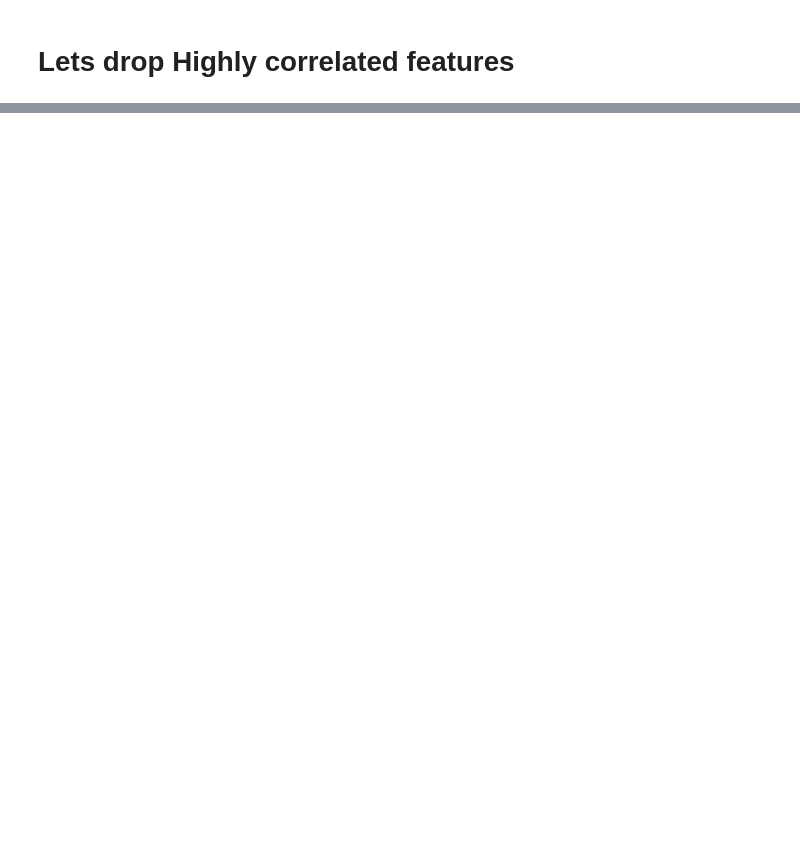
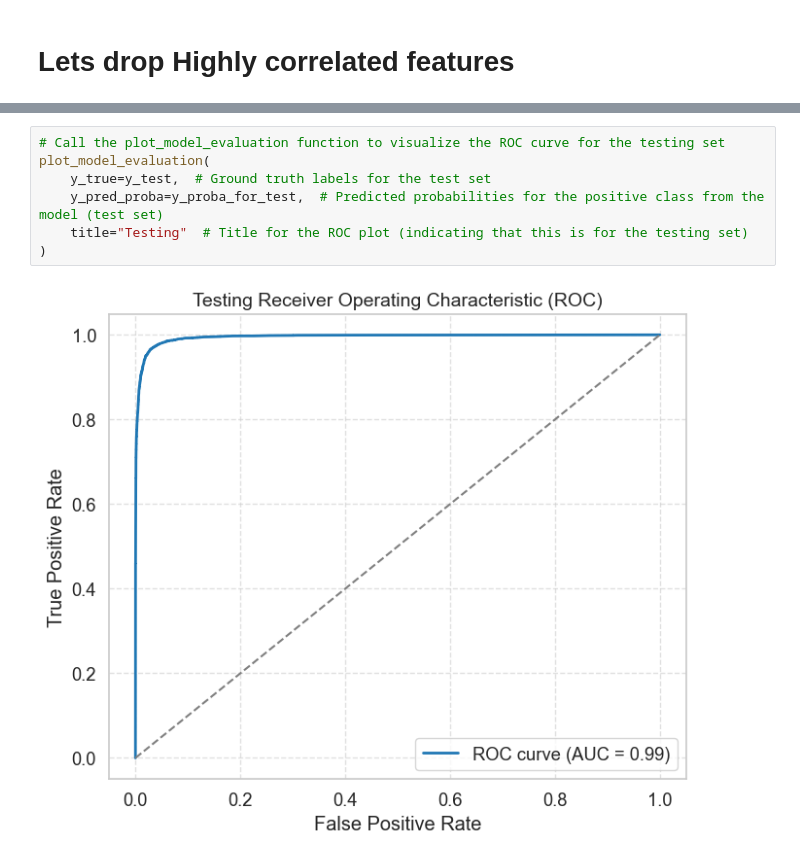
Before and after one commit to Rajatsingh64/phishing_domain_detection, a Jupyter notebook: notebook/research.ipynb, the cells around one changed output, grey strips where cells are left out. Drawn from its saved outputs; the diff is of its cells as text; blank space fills up the shorter version.

```diff
--- a/notebook/research.ipynb
+++ b/notebook/research.ipynb
@@ -499,0 +557,9 @@ plot_model_evaluation(y_true=y_test , y_pred_proba=y_proba_for_test , title="Tes
+# %%
+# Call the plot_model_evaluation function to visualize the ROC curve for the testing set
+plot_model_evaluation(
+    y_true=y_test,  # Ground truth labels for the test set
+    y_pred_proba=y_proba_for_test,  # Predicted probabilities for the positive class from the model (test set)
+    title="Testing"  # Title for the ROC plot (indicating that this is for the testing set)
+)
+# %% [output]
+[figure, added]
```
Also changed, not shown: parts of 78 cells of this notebook, 25 other files.
